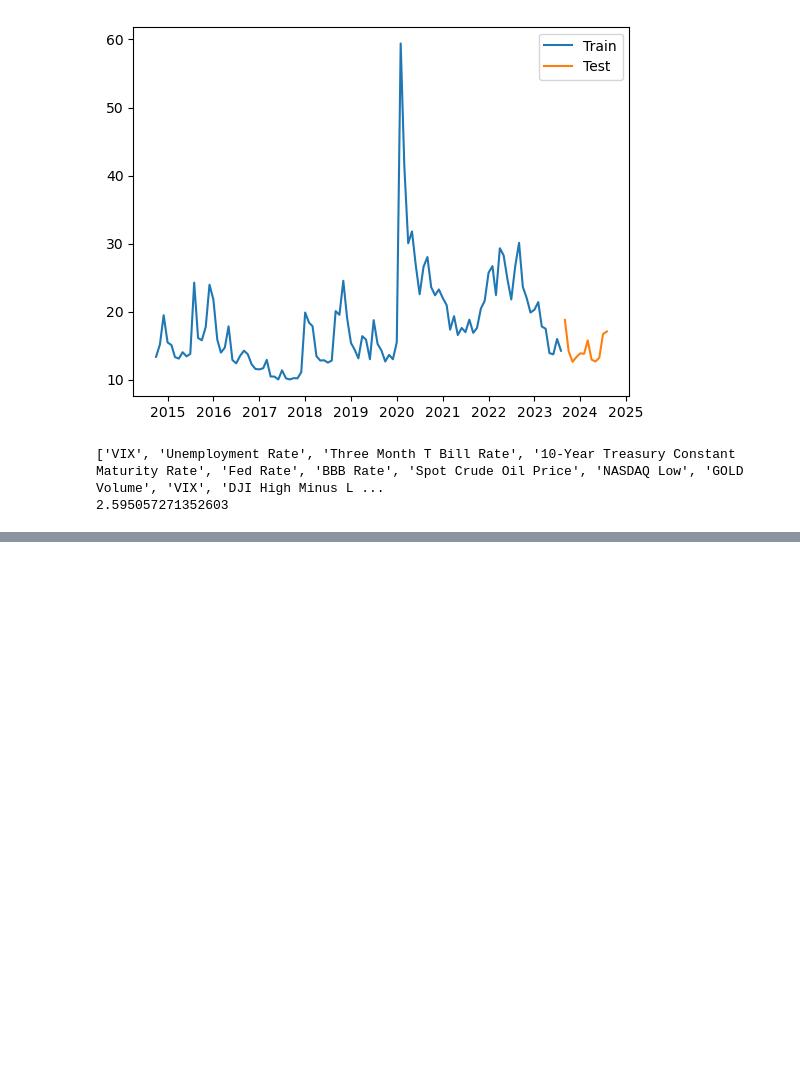
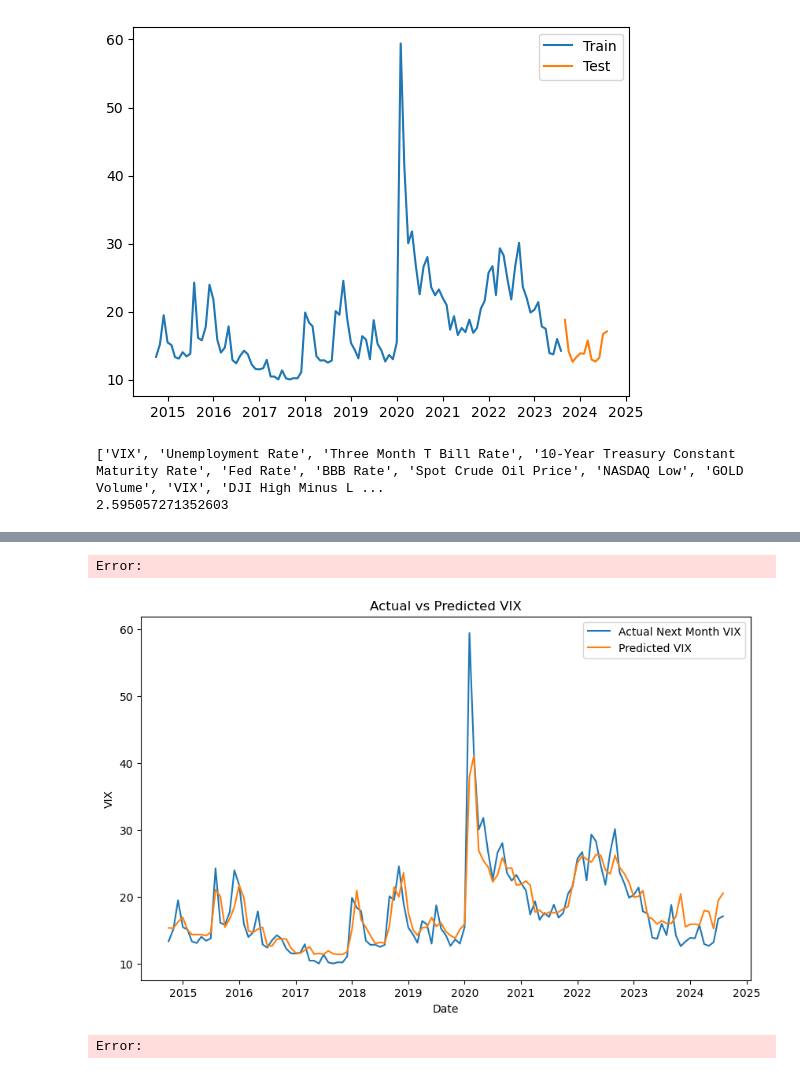
Before and after one commit to t-creech/VIX-Project, a Jupyter notebook: Random Forest Greedy.ipynb, the cells around one changed output, grey strips where cells are left out. Saved outputs shown, nothing was run; the diff lists cells and outputs as text; code cells hidden in the pictures; blank space fills up the shorter version.

```diff
--- a/Random Forest Greedy.ipynb
+++ b/Random Forest Greedy.ipynb
@@ -215,0 +233,19 @@ combined
+# %%
+# Predict VIX for the entire time series
+y_pred_full = rf_model.predict(data_clean[best_features])
+y_pred_full_df = pd.DataFrame(y_pred_full, index=data_clean.index, columns=['Next Month VIX Prediction'])
+# %% [output]
+Error:
+# %%
+# Plot the actual VIX for the entire time series and the predicted VIX for the entire series
+plt.figure(figsize=(10, 6))
+plt.title('Actual vs Predicted VIX')
+plt.xlabel('Date')
+plt.ylabel('VIX')
+plt.plot(y_entire, label='Actual Next Month VIX')
+plt.plot(y_pred_full_df.index, y_pred_full_df['Next Month VIX Prediction'], label='Predicted VIX')
+plt.legend()
+plt.show()
+# %% [output]
+[figure, added]
+Error:
```
Also changed, not shown: parts of 12 cells of this notebook.
